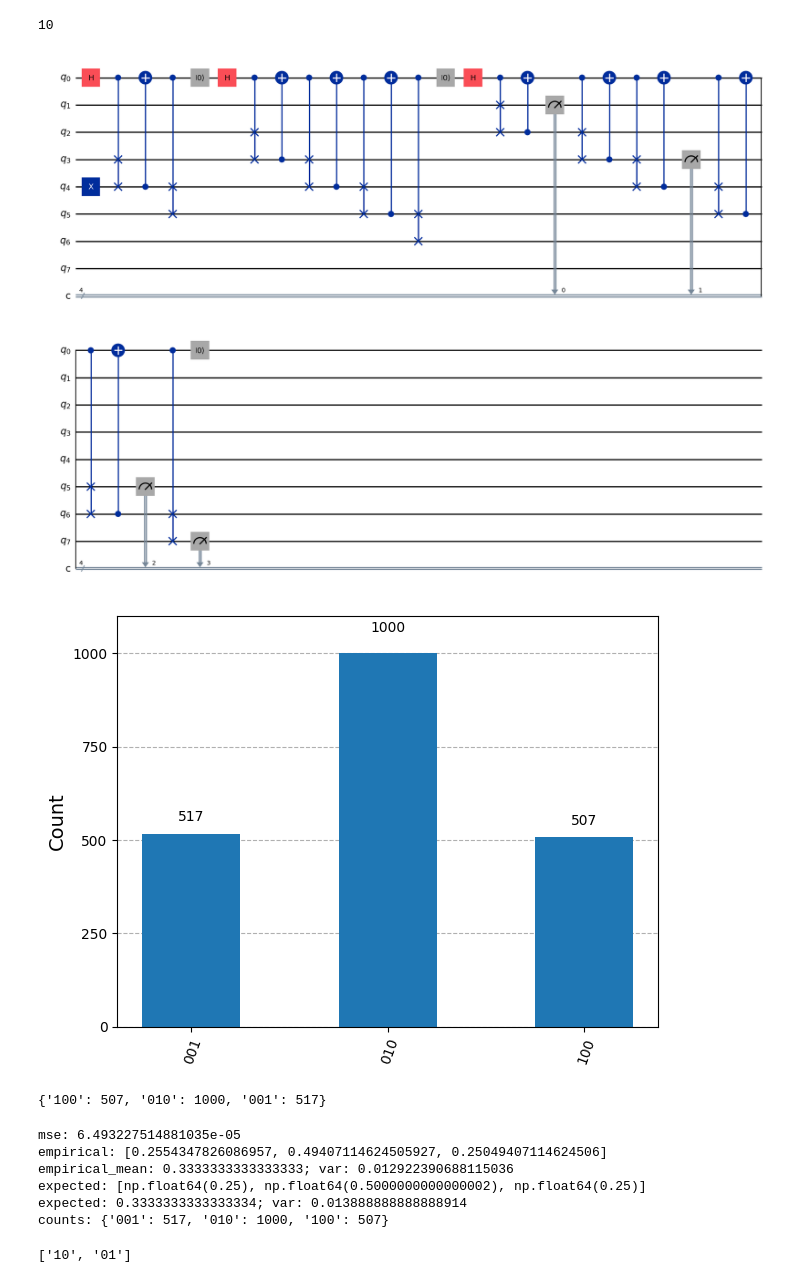
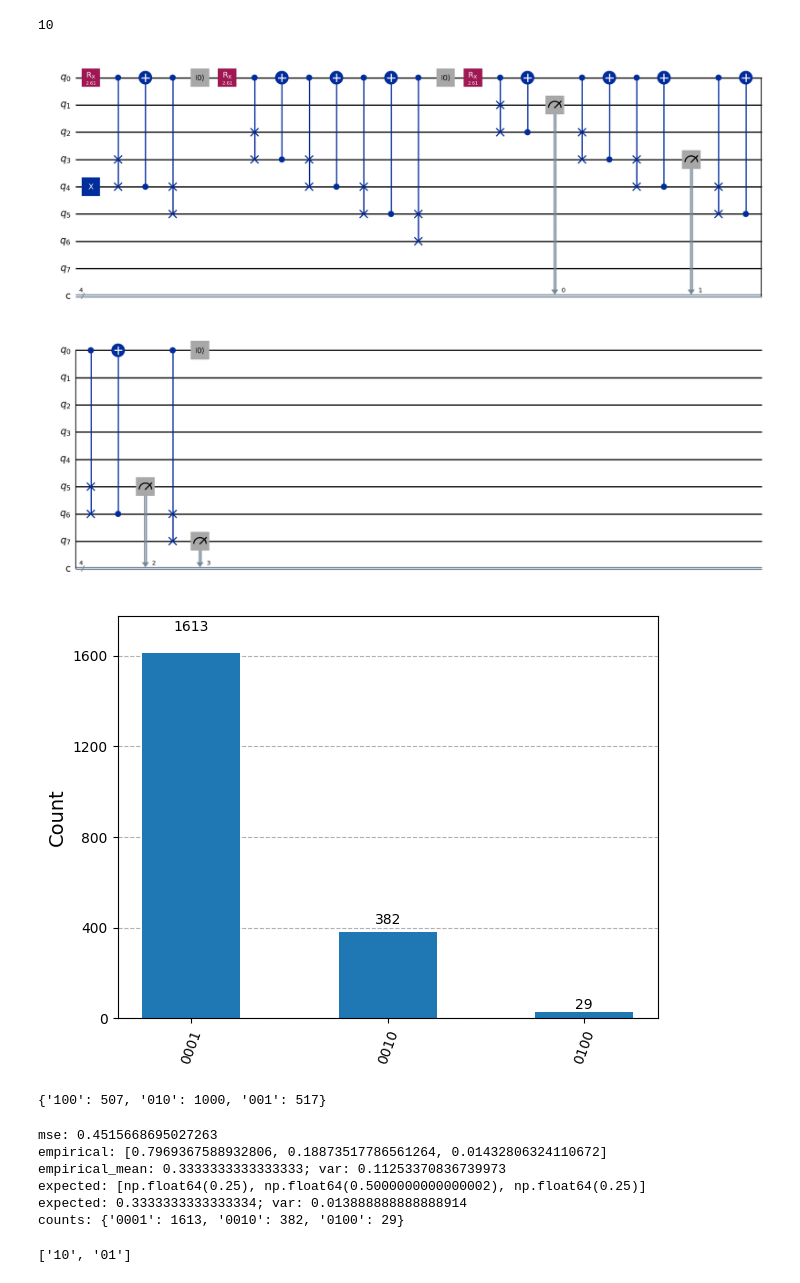
Before and after one commit to SuramyaAngdembay/quantum-galton-box, a Jupyter notebook: notebooks/peg.ipynb, the cells around one changed output. Saved outputs shown, nothing was run; the diff lists cells and outputs as text; code cells hidden in the pictures.

```diff
--- a/notebooks/peg.ipynb
+++ b/notebooks/peg.ipynb
@@ -89,40 +90,60 @@ print(num_of_qbits(4))
 # %% [output]
 10
 # %%
-def galton_board_circuit(n):
+# def galton_board_circuit(n):
+#     qbits = num_of_qbits(n)
+#     start = qbits // 2
+#     qc = QuantumCircuit(qbits, n+1)
+#     qc.x(start)
+#     curr = start
+#     count = 1
+#     while (curr) != 1:
+#         qc.h(0)
+#         if (count<2):
+#             qc = one_peg(qc,curr)
+#         else:
+#             qc = multi_swap(qc, start, curr-1, count)
+#         qc.reset(0)
+#         curr -= 1
+#         count += 1
+#     qc = measure_gb(qc)
+#     return qc
+
+def galton_board_circuit(n, bias=False, theta=np.pi/2):
     qbits = num_of_qbits(n)
     start = qbits // 2
     qc = QuantumCircuit(qbits, n+1)
     qc.x(start)
     curr = start
     count = 1
-    while (curr) != 1:
-        qc.h(0)
-        if (count<2):
-            qc = one_peg(qc,curr)
+    while curr != 1:
+        if bias == True :
+            qc.rx(theta,0)
+        else:
+            qc.h(0)
+        if count < 2:
+            qc = one_peg(qc, curr)
         else:
             qc = multi_swap(qc, start, curr-1, count)
         qc.reset(0)
         curr -= 1
         count += 1
-    qc = measure_gb(qc)
-    return qc
-
-galton = galton_board_circuit(3)
+    return measure_gb(qc)
+galton = galton_board_circuit(3, bias=True, theta=0.83*np.pi)
 galton.draw('mpl')
 # %% [output]
-[figure, old version]
+[figure, new version]
 # %%
-qc = galton_board_circuit(2)
+qc = galton
 shots = 2024
 simulator = AerSimulator()
 qc_t = transpile(qc, simulator)
 job = simulator.run(qc_t, shots=shots)
 result = job.result()
 counts = result.get_counts()
 plot_histogram(counts)
 # %% [output]
-[figure, old version]
+[figure, new version]
 # %%
 print(counts)
 # %% [output]
@@ -154,12 +175,12 @@ sorted_counts = {k: counts[k] for k in sorted(counts.keys())}
 
 mse(sorted_counts)
 # %% [output]
-mse: 6.493227514881035e-05
-empirical: [0.2554347826086957, 0.49407114624505927, 0.25049407114624506]
-empirical_mean: 0.3333333333333333; var: 0.012922390688115036
+mse: 0.4515668695027263
+empirical: [0.7969367588932806, 0.18873517786561264, 0.01432806324110672]
+empirical_mean: 0.3333333333333333; var: 0.11253370836739973
 expected: [np.float64(0.25), np.float64(0.5000000000000002), np.float64(0.25)]
 expected: 0.3333333333333334; var: 0.013888888888888914
-counts: {'001': 517, '010': 1000, '100': 507}
+counts: {'0001': 1613, '0010': 382, '0100': 29}
 # %%
 a = list(counts.keys())
 print(a)
```
Also changed, not shown: parts of 4 cells of this notebook, 2 other files.
